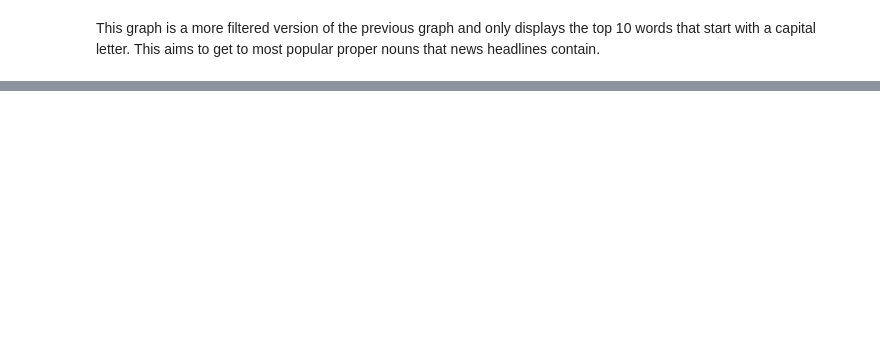
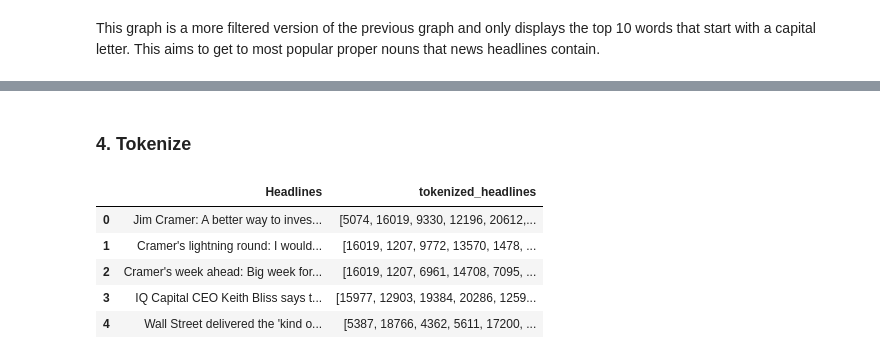
Before and after one commit to Aaron3963/CSE_151A_Project, a Jupyter notebook: EDA.ipynb, the cells around one changed output, grey strips where cells are left out. Drawn from its saved outputs; the diff is of its cells as text; code cells hidden in the pictures; blank space fills up the shorter version.

```diff
--- a/EDA.ipynb
+++ b/EDA.ipynb
@@ -275,0 +401,30 @@ This graph is a more filtered version of the previous graph and only displays th
+# %% [markdown]
+### 4. Tokenize
+# %%
+# Preprocess the text - clean the headlines
+def preprocess_text(text):
+    text = text.lower()
+    text = re.sub(r'\W', ' ', text)  # remove non-word characters
+    text = re.sub(r'\s+', ' ', text)  # remove extra spaces
+    return text.strip()
+
+final_dataset['cleaned_headlines'] = final_dataset['Headlines'].apply(preprocess_text)
+
+# Tokenize - Create a vocabulary (word to integer mapping)
+all_words = ' '.join(final_dataset['cleaned_headlines']).split()
+vocab = {word: idx + 1 for idx, word in enumerate(set(all_words))}  # map words to unique integers
+
+# Tokenize the dataset - convert each word in a headline to its corresponding integer
+def tokenize(text, vocab):
+    return [vocab[word] for word in text.split() if word in vocab]
+
+final_dataset['tokenized_headlines'] = final_dataset['cleaned_headlines'].apply(lambda x: tokenize(x, vocab))
+
+final_dataset[['Headlines', 'tokenized_headlines']].head()
+# %% [output]
+|  | Headlines | tokenized_headlines |
+| 0 | Jim Cramer: A better way to inves... | [5074, 16019, 9330, 12196, 20612,... |
+| 1 | Cramer's lightning round: I would... | [16019, 1207, 9772, 13570, 1478, ... |
+| 2 | Cramer's week ahead: Big week for... | [16019, 1207, 6961, 14708, 7095, ... |
+| 3 | IQ Capital CEO Keith Bliss says t... | [15977, 12903, 19384, 20286, 1259... |
+| 4 | Wall Street delivered the 'kind o... | [5387, 18766, 4362, 5611, 17200, ... |
```
Also changed, not shown: parts of 19 cells of this notebook, 1 other file.
